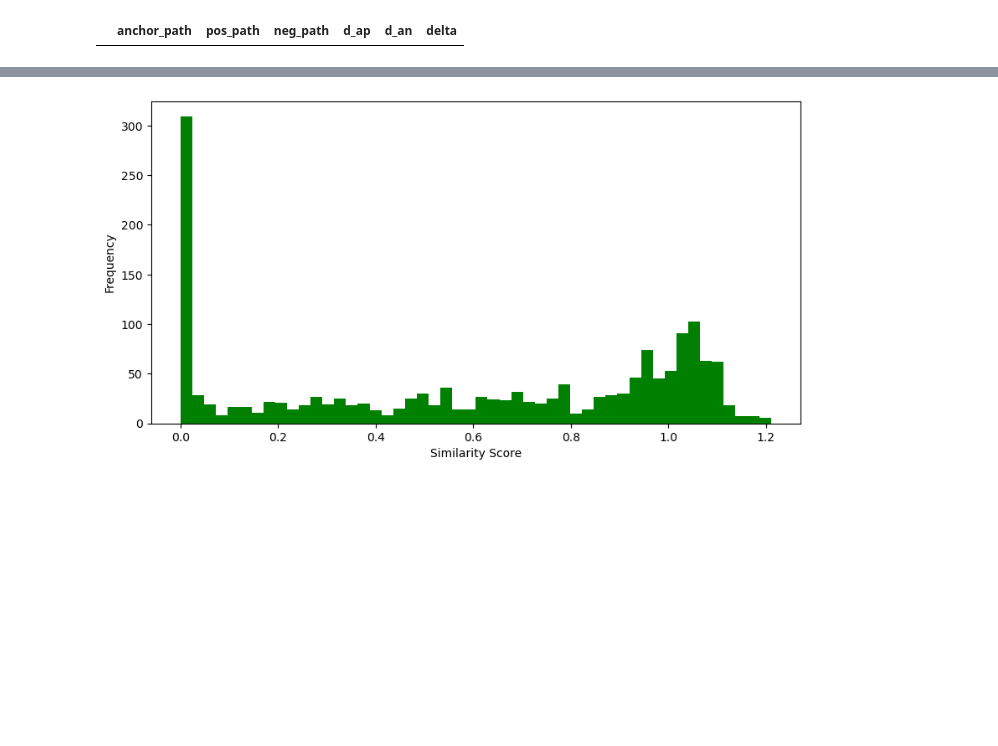
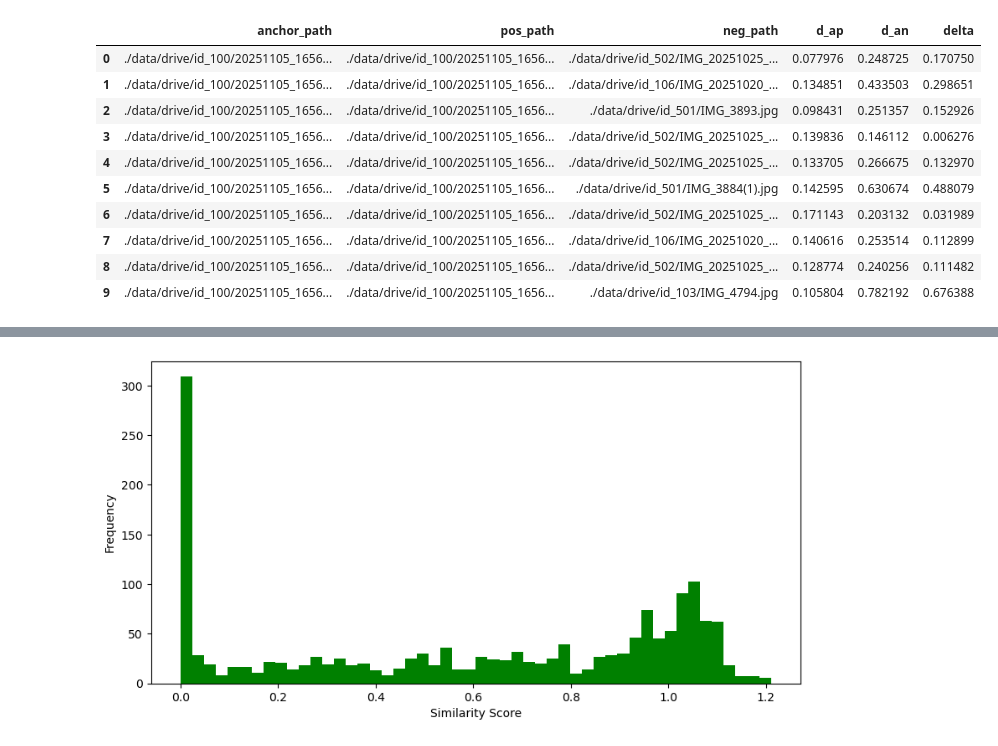
Before and after one commit to tanouh/PRIM, a Jupyter notebook: noteboooks/analyze_outputs.ipynb, the cells around one changed output, grey strips where cells are left out. Drawn from its saved outputs; the diff is of its cells as text; code cells hidden in the pictures; blank space fills up the shorter version.

```diff
--- a/noteboooks/analyze_outputs.ipynb
+++ b/noteboooks/analyze_outputs.ipynb
@@ -5,11 +5,21 @@ from sklearn.metrics import accuracy_score, precision_score, recall_score, f1_sc
 
 import numpy as np
 
-output: pd.DataFrame = pd.read_csv('../outputs/siamese_train_669423/val_triplets_predictions.csv')
+output: pd.DataFrame = pd.read_csv('../outputs/siamese_test_701383/test_triplets_predictions.csv')
 # %%
-output.head(0)
+output.head(10)
 # %% [output]
 |  | anchor_path | pos_path | neg_path | d_ap | d_an | delta |
+| 0 | ./data/drive/id_100/20251105_1656... | ./data/drive/id_100/20251105_1656... | ./data/drive/id_502/IMG_20251025_... | 0.077976 | 0.248725 | 0.170750 |
+| 1 | ./data/drive/id_100/20251105_1656... | ./data/drive/id_100/20251105_1656... | ./data/drive/id_106/IMG_20251020_... | 0.134851 | 0.433503 | 0.298651 |
+| 2 | ./data/drive/id_100/20251105_1656... | ./data/drive/id_100/20251105_1656... | ./data/drive/id_501/IMG_3893.jpg | 0.098431 | 0.251357 | 0.152926 |
+| 3 | ./data/drive/id_100/20251105_1656... | ./data/drive/id_100/20251105_1656... | ./data/drive/id_502/IMG_20251025_... | 0.139836 | 0.146112 | 0.006276 |
+| 4 | ./data/drive/id_100/20251105_1656... | ./data/drive/id_100/20251105_1656... | ./data/drive/id_502/IMG_20251025_... | 0.133705 | 0.266675 | 0.132970 |
+| 5 | ./data/drive/id_100/20251105_1656... | ./data/drive/id_100/20251105_1656... | ./data/drive/id_501/IMG_3884(1).jpg | 0.142595 | 0.630674 | 0.488079 |
+| 6 | ./data/drive/id_100/20251105_1656... | ./data/drive/id_100/20251105_1656... | ./data/drive/id_502/IMG_20251025_... | 0.171143 | 0.203132 | 0.031989 |
+| 7 | ./data/drive/id_100/20251105_1656... | ./data/drive/id_100/20251105_1656... | ./data/drive/id_106/IMG_20251020_... | 0.140616 | 0.253514 | 0.112899 |
+| 8 | ./data/drive/id_100/20251105_1656... | ./data/drive/id_100/20251105_1656... | ./data/drive/id_502/IMG_20251025_... | 0.128774 | 0.240256 | 0.111482 |
+| 9 | ./data/drive/id_100/20251105_1656... | ./data/drive/id_100/20251105_1656... | ./data/drive/id_103/IMG_4794.jpg | 0.105804 | 0.782192 | 0.676388 |
 # %%
 # plot histogram of the prediction scores in two different figures
 import matplotlib.pyplot as plt
```
Also changed, not shown: parts of 2 cells of this notebook, 6 other files.
